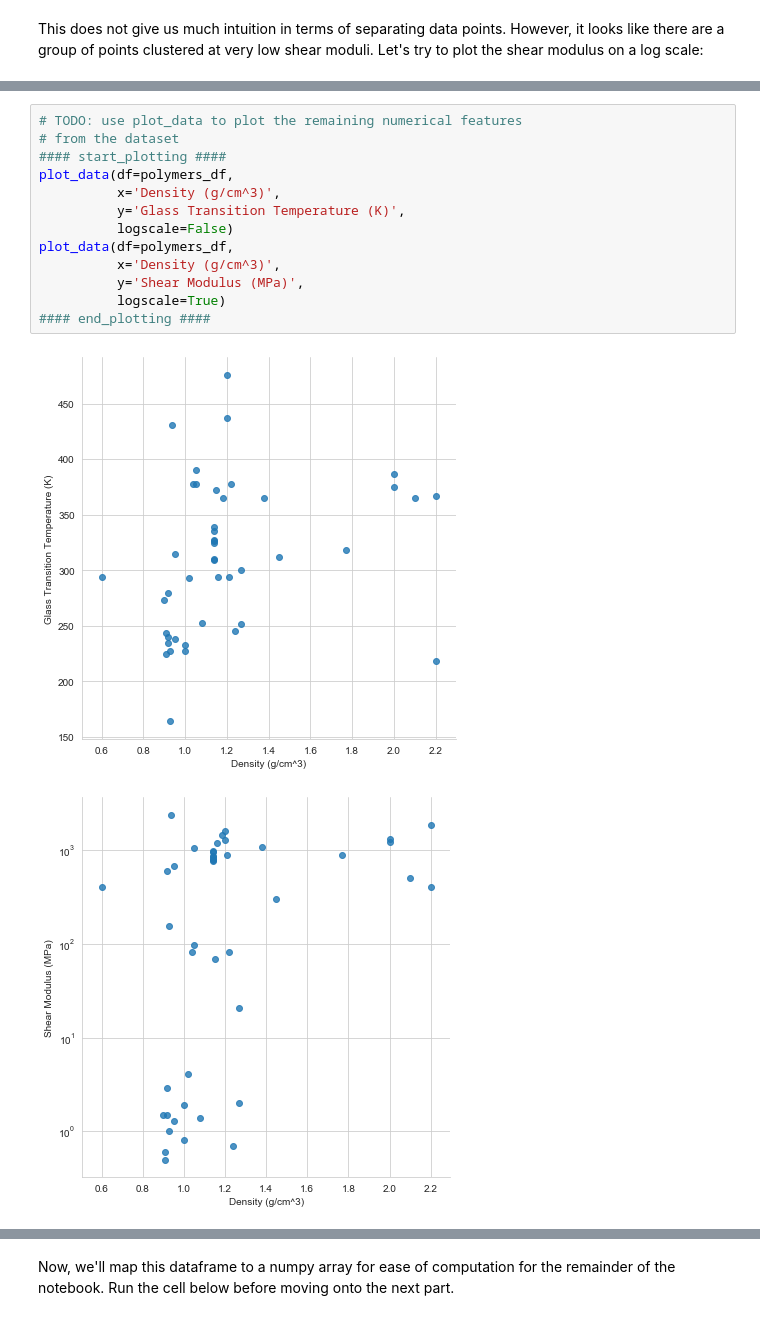
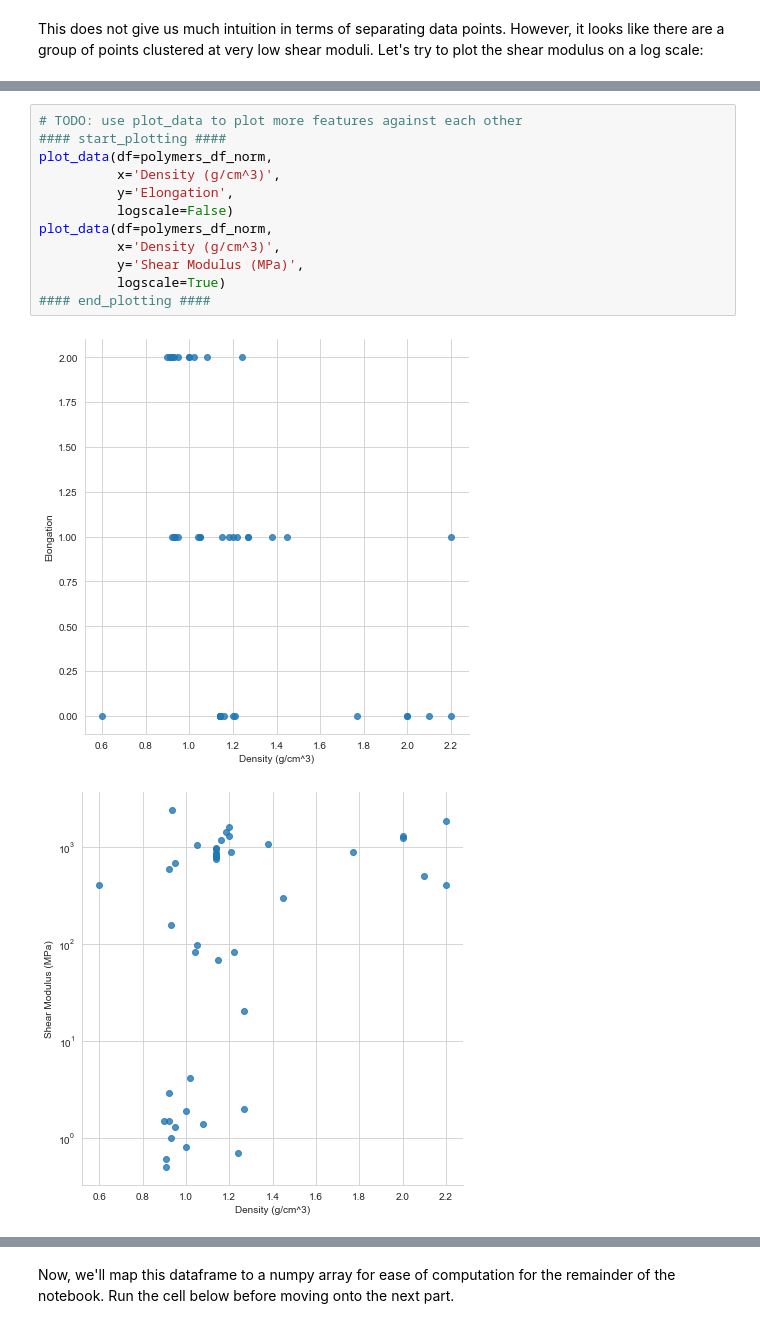
Before and after one commit to dshika14/cs189-darkmagic, a Jupyter notebook: instructors/ProjectTFinal_kmeans_part1_solutions.ipynb, the cells around one changed output, grey strips where cells are left out. Cells and saved outputs as stored; diff of their text form.

Commit message:
Revise Pt 1 Notebook
Revise pt 1 to include more domain motivation, more motivation for PCA implementation, and more student autonomy in data exploration portion.

```diff
--- a/instructors/ProjectTFinal_kmeans_part1_solutions.ipynb
+++ b/instructors/ProjectTFinal_kmeans_part1_solutions.ipynb
@@ -83,17 +125,16 @@ Now we are starting to see some significance in the separation between the data
 # %%
-# TODO: use plot_data to plot the remaining numerical features
-# from the dataset
+# TODO: use plot_data to plot more features against each other
 #### start_plotting ####
-plot_data(df=polymers_df,
+plot_data(df=polymers_df_norm,
           x='Density (g/cm^3)',
-          y='Glass Transition Temperature (K)',
+          y='Elongation',
           logscale=False)
-plot_data(df=polymers_df,
+plot_data(df=polymers_df_norm,
           x='Density (g/cm^3)',
           y='Shear Modulus (MPa)',
           logscale=True)
 #### end_plotting ####
 # %% [output]
-[figure, old version]
+[figure, new version]
-[figure, old version]
+[figure, new version]
 # %% [markdown]
```
Also changed, not shown: parts of 19 cells of this notebook, 1 other file.
